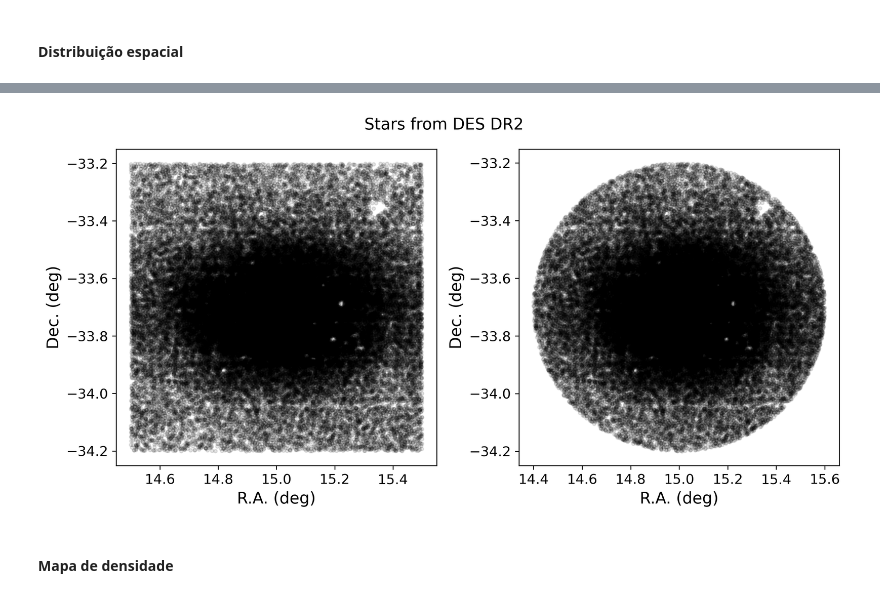
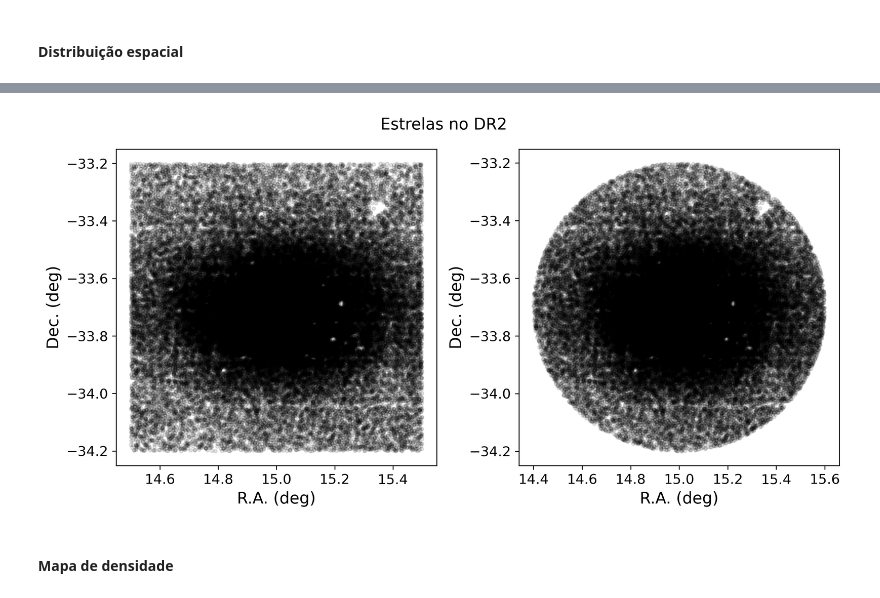
Before and after one commit to helenocampos/curso_python_bd, a Jupyter notebook: bd_DES_DR2.ipynb, the cells around one changed output, grey strips where cells are left out. Saved outputs shown, nothing was run; the diff lists cells and outputs as text; code cells hidden in the pictures.

```diff
--- a/bd_DES_DR2.ipynb
+++ b/bd_DES_DR2.ipynb
@@ -307,7 +307,7 @@ Dicas: [Cheatsheets for Matplotlib users](https://github.com/matplotlib/cheatshe
 # %%
 %%time
 plt.figure(figsize=[10,5], dpi=300)
-plt.suptitle("Stars from DES DR2", fontsize=14)
+plt.suptitle("Estrelas no DR2", fontsize=14)
 plt.subplot(1,2,1)
 plt.plot(dados_exemplo_1.ra, dados_exemplo_1.dec, 'k.', alpha=0.1)
 plt.xlabel("R.A. (deg)", fontsize=14)
@@ -327,4 +327,4 @@ Wall time: 330 ms
-[figure, old version]
+[figure, new version]
 # %% [markdown]
 #### Mapa de densidade
 # %%
```
Also changed, not shown: parts of 5 cells of this notebook, 5 other files.
